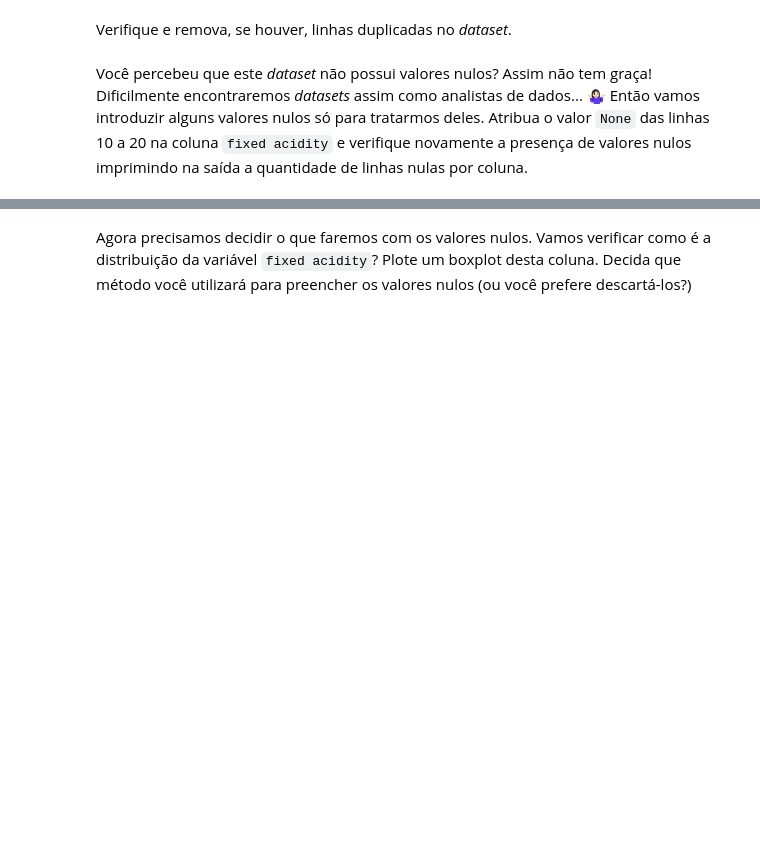
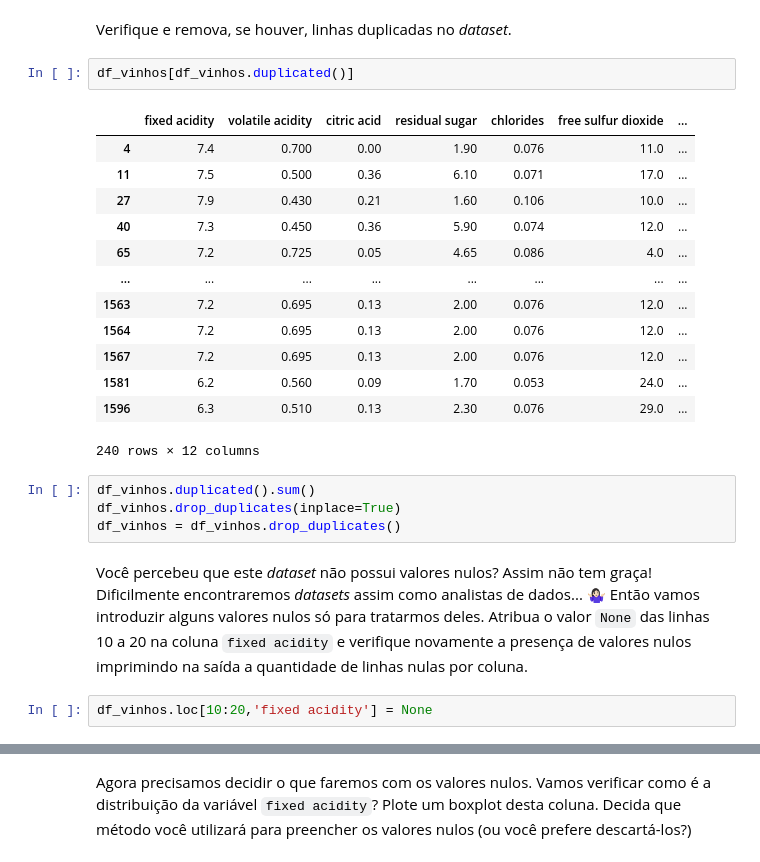
Before and after one commit to liliancsm/education-master, a Jupyter notebook: bootcamp/day 08/exercises/Kalina/exercise_Kalina_aula08.ipynb, the cells around one changed output, grey strips where cells are left out. Cells and saved outputs as stored; diff of their text form; blank space fills up the shorter version.

```diff
--- a/bootcamp/day 08/exercises/Kalina/exercise_Kalina_aula08.ipynb
+++ b/bootcamp/day 08/exercises/Kalina/exercise_Kalina_aula08.ipynb
@@ -17,4 +68,26 @@ Estude o *dataset* com as funções vistas nas aulas passadas (como **head()**,
 # %% [markdown]
 Verifique e remova, se houver, linhas duplicadas no *dataset*.
+# %%
+df_vinhos[df_vinhos.duplicated()]
+# %% [output]
+|  | fixed acidity | volatile acidity | citric acid | residual sugar | chlorides | free sulfur dioxide | ... |
+| 4 | 7.4 | 0.700 | 0.00 | 1.90 | 0.076 | 11.0 | ... |
+| 11 | 7.5 | 0.500 | 0.36 | 6.10 | 0.071 | 17.0 | ... |
+| 27 | 7.9 | 0.430 | 0.21 | 1.60 | 0.106 | 10.0 | ... |
+| 40 | 7.3 | 0.450 | 0.36 | 5.90 | 0.074 | 12.0 | ... |
+| 65 | 7.2 | 0.725 | 0.05 | 4.65 | 0.086 | 4.0 | ... |
+| ... | ... | ... | ... | ... | ... | ... | ... |
+| 1563 | 7.2 | 0.695 | 0.13 | 2.00 | 0.076 | 12.0 | ... |
+| 1564 | 7.2 | 0.695 | 0.13 | 2.00 | 0.076 | 12.0 | ... |
+| 1567 | 7.2 | 0.695 | 0.13 | 2.00 | 0.076 | 12.0 | ... |
+| 1581 | 6.2 | 0.560 | 0.09 | 1.70 | 0.053 | 24.0 | ... |
+| 1596 | 6.3 | 0.510 | 0.13 | 2.30 | 0.076 | 29.0 | ... |
+240 rows × 12 columns
+# %%
+df_vinhos.duplicated().sum()
+df_vinhos.drop_duplicates(inplace=True)
+df_vinhos = df_vinhos.drop_duplicates()
 # %% [markdown]
 Você percebeu que este *dataset* não possui valores nulos? Assim não tem graça! Dificilmente encontraremos *datasets* assim como analistas de dados... 🤷🏻‍♀️ Então vamos introduzir alguns valores nulos só para tratarmos deles. Atribua o valor `None` das linhas 10 a 20 na coluna `fixed acidity` e verifique novamente a presença de valores nulos imprimindo na saída a quantidade de linhas nulas por coluna.
+# %%
+df_vinhos.loc[10:20,'fixed acidity'] = None
```
Also changed, not shown: parts of 9 cells of this notebook.
